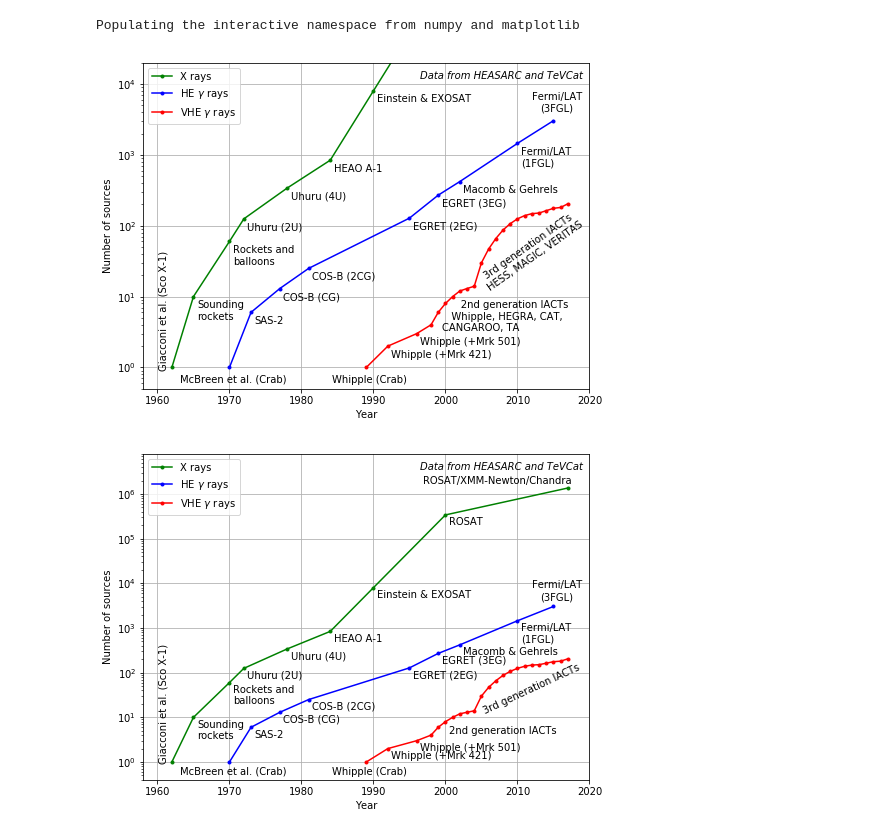
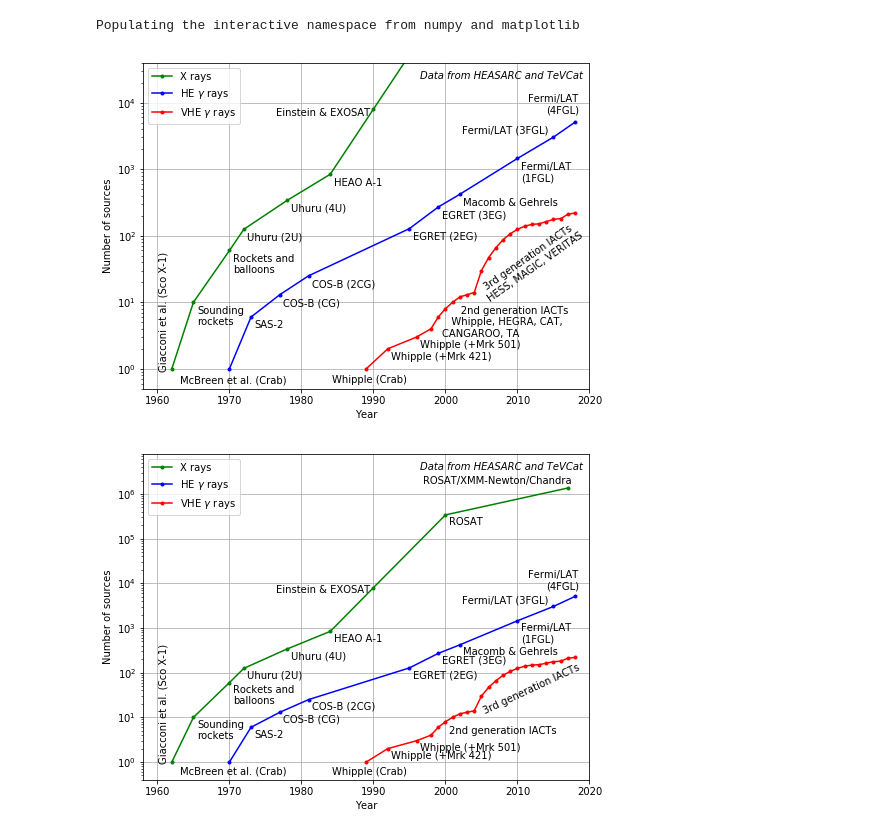
Before and after one commit to sfegan/kifune-plot, a Jupyter notebook: Kifune Plot.ipynb, the cells around one changed output. Saved outputs shown, nothing was run; the diff lists cells and outputs as text; code cells hidden in the pictures.

```diff
--- a/Kifune Plot.ipynb
+++ b/Kifune Plot.ipynb
@@ -46,7 +46,7 @@ xray = [ #[ 1962,       1, 'Giacconi et al.\n(Sco X-1)', dict(ha='center', va='t
          [ 1978,     339, 'Uhuru (4U)' ],
 #         [ 1982,     677, 'Amnuel et al.' ],
          [ 1984,     840, 'HEAO A-1' ],
-         [ 1990,    8000, 'Einstein & EXOSAT' ],
+         [ 1990,    8000, 'Einstein & EXOSAT', dict(ha='right', va='center', dx=-0.5 ) ],
          [ 2000,  340000, 'ROSAT' ],
 #         [ 2010,  780000, 'ROSAT/XMM-Newton/Chandra' ],
          [ 2017, 1360000, 'ROSAT/XMM-Newton/Chandra', dict(ha='right', va='bottom', dy=0.05 ) ]
@@ -61,8 +61,9 @@ gev = [ [ 1970,        1, 'McBreen et al. (Crab)', dict(ha='center', va='top', d
         [ 1999,      270, 'EGRET (3EG)' ],
         [ 2002,      420, 'Macomb & Gehrels' ],
         [ 2010,     1451, 'Fermi/LAT\n(1FGL)' ],
-        [ 2015,     3034, 'Fermi/LAT\n(3FGL)', dict(ha='center', va='bottom', dy=+0.1) ]
-]
+        [ 2015,     3034, 'Fermi/LAT (3FGL)', dict(ha='right', va='bottom', dx=-0.75, dy=0.025) ],
+        [ 2018,     5099, 'Fermi/LAT\n(4FGL)', dict(ha='right', va='bottom', dy=+0.1) ]
+    ]
 
 tev = [ [ 1989,   1, 'Whipple (Crab)', dict(ha='center', va='top', dy=-0.1) ],
         [ 1992,   2, 'Whipple (+Mrk 421)' ],
@@ -87,26 +88,27 @@ tev = [ [ 1989,   1, 'Whipple (Crab)', dict(ha='center', va='top', dy=-0.1) ],
         [ 2014, 163 ],
         [ 2015, 176 ],
         [ 2016, 181 ],
-        [ 2017, 204 ]
+        [ 2017, 210 ],
+        [ 2018, 220 ]
 ]
 # %%
 figure(figsize(8,6))
 plot_data(xray,'g','X rays', label_cutoff=2e5)
 plot_data(gev,'b','HE $\\gamma$ rays')
 plot_data(tev,'r','VHE $\\gamma$ rays')
-axis([1958, 2020,0.5,20000])
+axis([1958, 2020,0.5,40000])
 xlabel('Year')
 ylabel('Number of sources')
 text(0.985,0.975,
 #     'Data from HEASARC (S. A. Drake) and TeVCat (Horan & Wakely)',
      'Data from HEASARC and TeVCat',
      style='oblique', transform = gca().transAxes, ha='right', va='top')
 grid()
 legend(loc=2)
 savefig('kifune.pdf')
 savefig('kifune.png',dpi=300)
 # %% [output]
-[figure, old version]
+[figure, new version]
 # %%
 figure(figsize(8,6))
 plot_data(xray,'g','X rays')
@@ -129,4 +131,4 @@ legend(loc=2)
 savefig('kifune_unzoomed.pdf')
 savefig('kifune_unzoomed.png',dpi=300)
 # %% [output]
-[figure, old version]
+[figure, new version]
```
Also changed, not shown: 4 other files.
